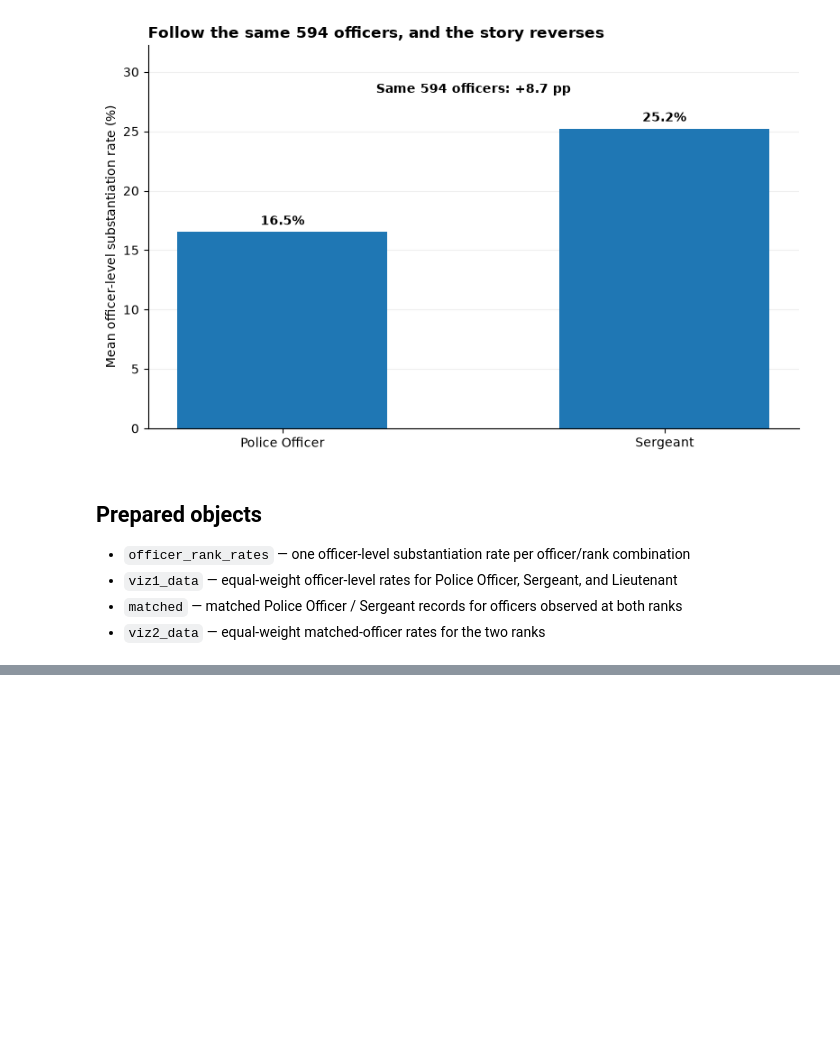
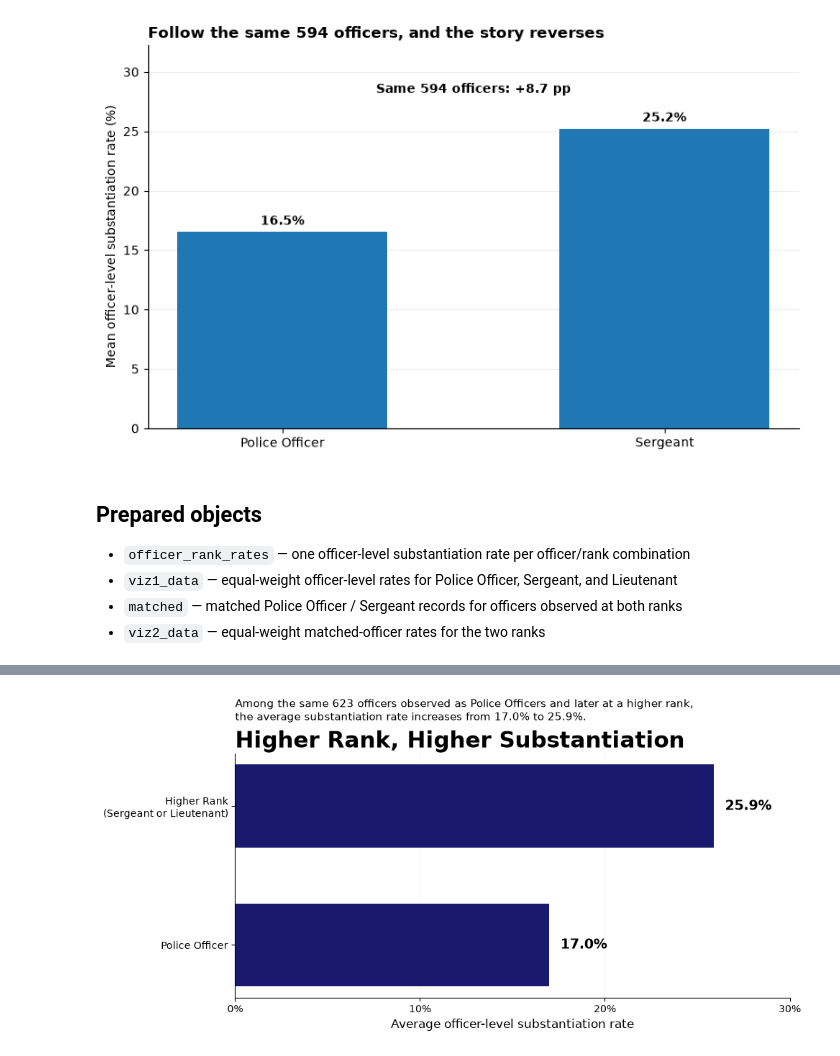
Before and after one commit to sugar-glider27/promotion-paradox, a Jupyter notebook: promotion_paradox_draft.ipynb, the cells around one changed output, grey strips where cells are left out. Drawn from its saved outputs; the diff is of its cells as text; code cells hidden in the pictures; blank space fills up the shorter version.

Commit message:
updated notebook to contain the officer vs higher rank analysis

```diff
--- a/promotion_paradox_draft.ipynb
+++ b/promotion_paradox_draft.ipynb
@@ -302,0 +387,63 @@ plt.show()
+# %%
+import matplotlib.pyplot as plt
+
+ranks = ["Police Officer", "Higher Rank\n(Sergeant or Lieutenant)"]
+rates = [17.0, 25.9]
+
+fig, ax = plt.subplots(figsize=(10, 5))
+
+bars = ax.barh(
+    ranks,
+    rates,
+    height=0.6,
+    color="midnightblue"
+)
+
+# labels
+for bar, rate in zip(bars, rates):
+    ax.text(
+        rate + 0.6,
+        bar.get_y() + bar.get_height() / 2,
+        f"{rate:.1f}%",
+        va="center",
+        fontsize=14,
+        fontweight="bold"
+    )
+
+# Axis
+ax.set_xlim(0, 30)
+ax.set_xticks([0, 10, 20, 30])
+ax.set_xticklabels(["0%", "10%", "20%", "30%"])
+
+ax.set_xlabel(
+    "Average officer-level substantiation rate",
+    fontsize=12
+)
+
+# Title
+ax.set_title(
+    "Higher Rank, Higher Substantiation",
+    fontsize=22,
+    fontweight="bold",
+    loc="left"
+)
+
+# Subtitle
+ax.text(
+    0,
+    1.62,
+    "Among the same 623 officers observed as Police Officers and later at a higher rank,\n"
+    "the average substantiation rate increases from 17.0% to 25.9%.",
+    fontsize=11
+)
+
+ax.spines["top"].set_visible(False)
+ax.spines["right"].set_visible(False)
+
+ax.grid(axis="x", alpha=0.12)
+ax.set_axisbelow(True)
+
+plt.tight_layout()
+plt.show()
+# %% [output]
+[figure, added]
```
Also changed, not shown: parts of 1 cell of this notebook.
